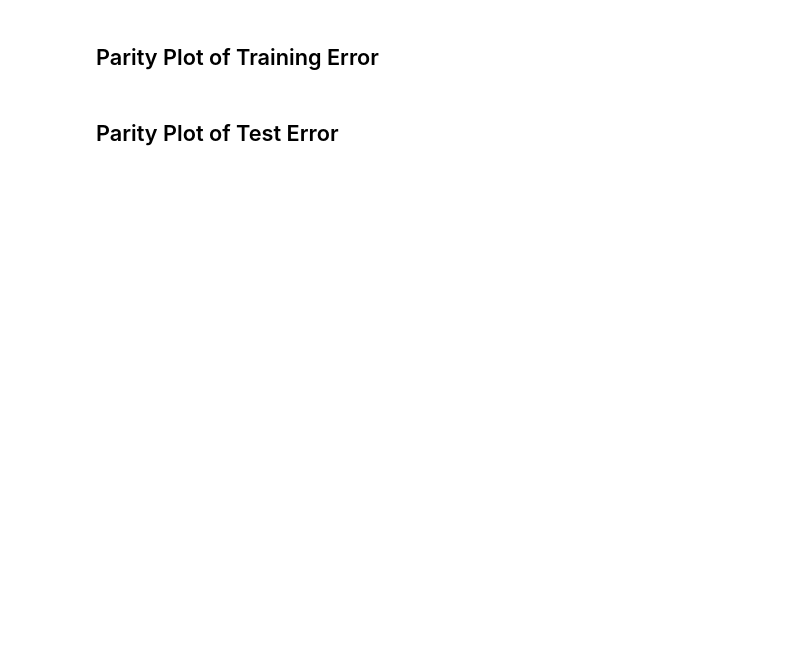
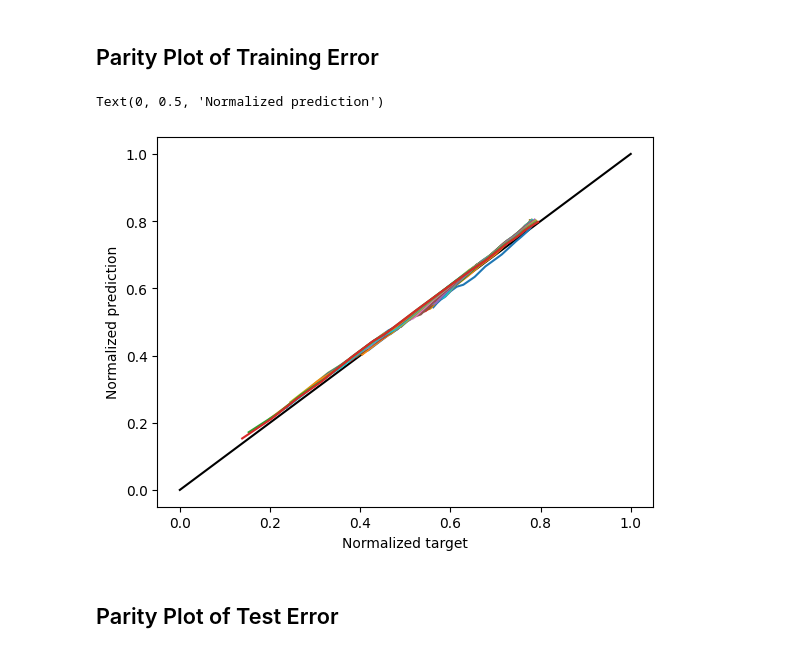
Before and after one commit to amalss18/10701-mvf-bto, a Jupyter notebook: src/mvf_bto/Model Training.ipynb, the cells around one changed output. Saved outputs shown, nothing was run; the diff lists cells and outputs as text; code cells hidden in the pictures; blank space fills up the shorter version.

Commit message:
multistep works - wrong voltage plot

```diff
--- a/src/mvf_bto/Model Training.ipynb
+++ b/src/mvf_bto/Model Training.ipynb
@@ -130,11 +152,19 @@ n_features = X_cycle.shape[2]
 X_train = np.array([item for index, item in enumerate(X_list) if index % 100 != 0])
 X_test = np.array([item for index, item in enumerate(X_list) if index % 100 == 0])
 
+# y_train = np.array([[y_list[idx] for idx in np.arange(index, index + nf_steps)] for index, item in enumerate(y_list) if (index % 100 != 0) and (index < len(y_list) - nf_steps + 1)])
+# y_train = np.array([[y_list[idx] for idx in np.arange(index, index + nf_steps)] for index, item in enumerate(y_list) if (index % 100 == 0) and (index < len(y_list) - nf_steps + 1)])
 y_train = np.array([item for index, item in enumerate(y_list) if index % 100 != 0])
 y_test = np.array([item for index, item in enumerate(y_list) if index % 100 == 0])
 
-y_test = y_test.flatten()
-y_train = y_train.flatten()
+# y_test = y_test.flatten()
+# y_train = y_train.flatten()
 
 X_train = X_train.reshape(X_train.shape[0]*batch_size, X_train[0].shape[1] , X_train.shape[-1])
 X_test = X_test.reshape(X_test.shape[0]*batch_size,X_test[0].shape[1], X_test.shape[-1])
+
+y_train = y_train.reshape(y_train.shape[0]*batch_size, y_train.shape[-1])
+y_test = y_test.reshape(y_test.shape[0]*batch_size, y_test.shape[-1])
+
+print(X_train.shape)
+print(y_train.shape)
@@ -149,11 +182,11 @@ sample_weight[y_train<0.5]=3
 # define model
 # TODO: hyperparameter tuning (Anoushka)
 model = Sequential()
-model.add(LSTM(32, return_sequences=True, stateful=True, batch_input_shape=(19, 3, 4)))
+model.add(LSTM(32, return_sequences=True, stateful=True, batch_input_shape=(batch_size, 3, 4)))
 model.add(LSTM(16, return_sequences=False))
 model.add(Dense(32, activation="sigmoid"))
 model.add(Dense(8))
 # need to change here (maybe) if n steps into the future
-model.add(Dense(1))
+model.add(Dense(nf_steps))
 
 model.compile(optimizer='adam', loss='mse')
@@ -160,10 +215,9 @@ model.compile(optimizer='adam', loss='mse')
 # %%
 # TODO: add validation set or validation split + early stopping
-n_epochs = 100
-
+n_epochs = 50
+print(X_train.shape, y_train.shape)
 history = model.fit(X_train, y_train,
                     epochs=n_epochs,
                     batch_size=batch_size,
                     shuffle=False,
-                    verbose=1,
-                    sample_weight=sample_weight)
+                    verbose=1)
@@ -183,26 +258,32 @@ plt.ylabel("Loss (MSE)")
 ## Parity Plot of Training Error
 # %%
 # random plotting traing error at some interval = skip to not make the plot rendering too slow
-skip = 20
+skip = 50
 
 # fig = go.Figure()
 # fig.add_trace(go.Scatter(x = [0,1], y = [0,1], showlegend=False, mode="markers+lines"))
 # for i in range(0,len(X_train), batch_size*skip):
 #     fig.add_trace(go.Scatter(x = model.predict(X_train[i:i+batch_size],verbose=0).flatten(),
 #                              y = y_train[i:i+batch_size],
 #                              showlegend=False, mode="markers+lines"))
 # fig.update_yaxes(title='Normalized Target')
 # fig.update_xaxes(title='Normalized Prediction')
 
 #Matplotlib code
 plt.plot([0, 1], [0, 1], color='black')
+# print(y_train[0:batch_size])
+# print(model.predict(X_train[i:i+batch_size], verbose=0))
 for i in range(0, len(X_train), batch_size*skip):
-    plt.plot(model.predict(X_train[i:i+batch_size], verbose=0).flatten(),
-             y_train[i:i+batch_size], label=f"{i}")
+    for j in range(nf_steps):
+        plt.plot(model.predict(X_train[i:i+batch_size], verbose=0)[:, j],
+                 y_train[i:i+batch_size][:, j], label=f"{i}")
 
 plt.xlabel("Normalized target")
 plt.ylabel("Normalized prediction")
 # plt.legend()
+# %% [output]
+Text(0, 0.5, 'Normalized prediction')
+[figure, added]
 # %% [markdown]
 ## Parity Plot of Test Error
 # %%
```
Also changed, not shown: parts of 12 cells of this notebook.
